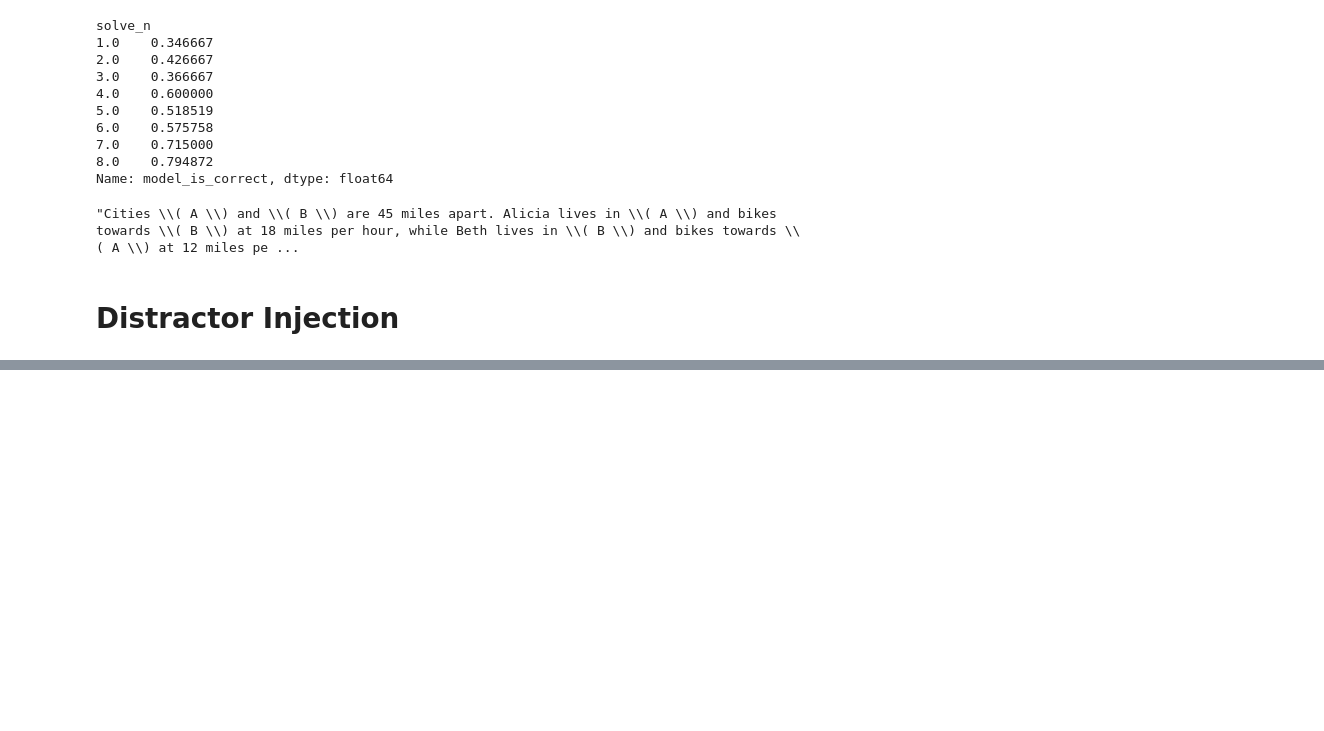
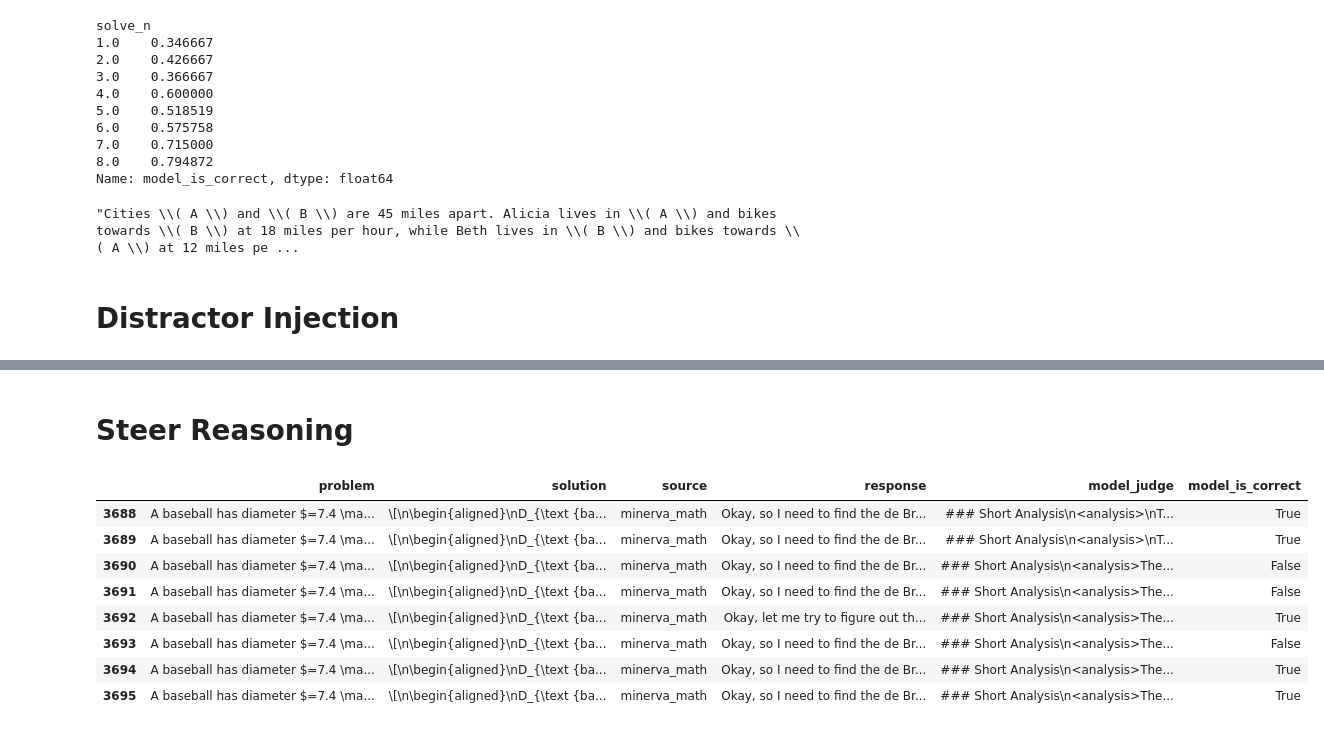
Before and after one commit to Aochong-Li/perturb-r, a Jupyter notebook: notebook/math/control study.ipynb, the cells around one changed output, grey strips where cells are left out. Cells and saved outputs as stored; diff of their text form; code cells hidden in the pictures; blank space fills up the shorter version.

Commit message:
steer reasoning

```diff
--- a/notebook/math/control study.ipynb
+++ b/notebook/math/control study.ipynb
@@ -455 +448,3 @@ distractor_correct    0.131467
 dtype: float64
+# %% [markdown]
+# Steer Reasoning
@@ -455,0 +461,13 @@ dtype: float64
+# %%
+key = '''A baseball has diameter'''
+self.df[self.df["problem"].str.contains(key)]
+# %% [output]
+|  | problem | solution | source | response | model_judge | model_is_correct |
+| 3688 | A baseball has diameter $=7.4 \ma... | \[\n\begin{aligned}\nD_{\text {ba... | minerva_math | Okay, so I need to find the de Br... | ### Short Analysis\n<analysis>\nT... | True |
+| 3689 | A baseball has diameter $=7.4 \ma... | \[\n\begin{aligned}\nD_{\text {ba... | minerva_math | Okay, so I need to find the de Br... | ### Short Analysis\n<analysis>\nT... | True |
+| 3690 | A baseball has diameter $=7.4 \ma... | \[\n\begin{aligned}\nD_{\text {ba... | minerva_math | Okay, so I need to find the de Br... | ### Short Analysis\n<analysis>The... | False |
+| 3691 | A baseball has diameter $=7.4 \ma... | \[\n\begin{aligned}\nD_{\text {ba... | minerva_math | Okay, so I need to find the de Br... | ### Short Analysis\n<analysis>The... | False |
+| 3692 | A baseball has diameter $=7.4 \ma... | \[\n\begin{aligned}\nD_{\text {ba... | minerva_math | Okay, let me try to figure out th... | ### Short Analysis\n<analysis>The... | True |
+| 3693 | A baseball has diameter $=7.4 \ma... | \[\n\begin{aligned}\nD_{\text {ba... | minerva_math | Okay, so I need to find the de Br... | ### Short Analysis\n<analysis>The... | False |
+| 3694 | A baseball has diameter $=7.4 \ma... | \[\n\begin{aligned}\nD_{\text {ba... | minerva_math | Okay, so I need to find the de Br... | ### Short Analysis\n<analysis>The... | True |
+| 3695 | A baseball has diameter $=7.4 \ma... | \[\n\begin{aligned}\nD_{\text {ba... | minerva_math | Okay, so I need to find the de Br... | ### Short Analysis\n<analysis>The... | True |
```
Also changed, not shown: parts of 9 cells of this notebook, 5 other files.
